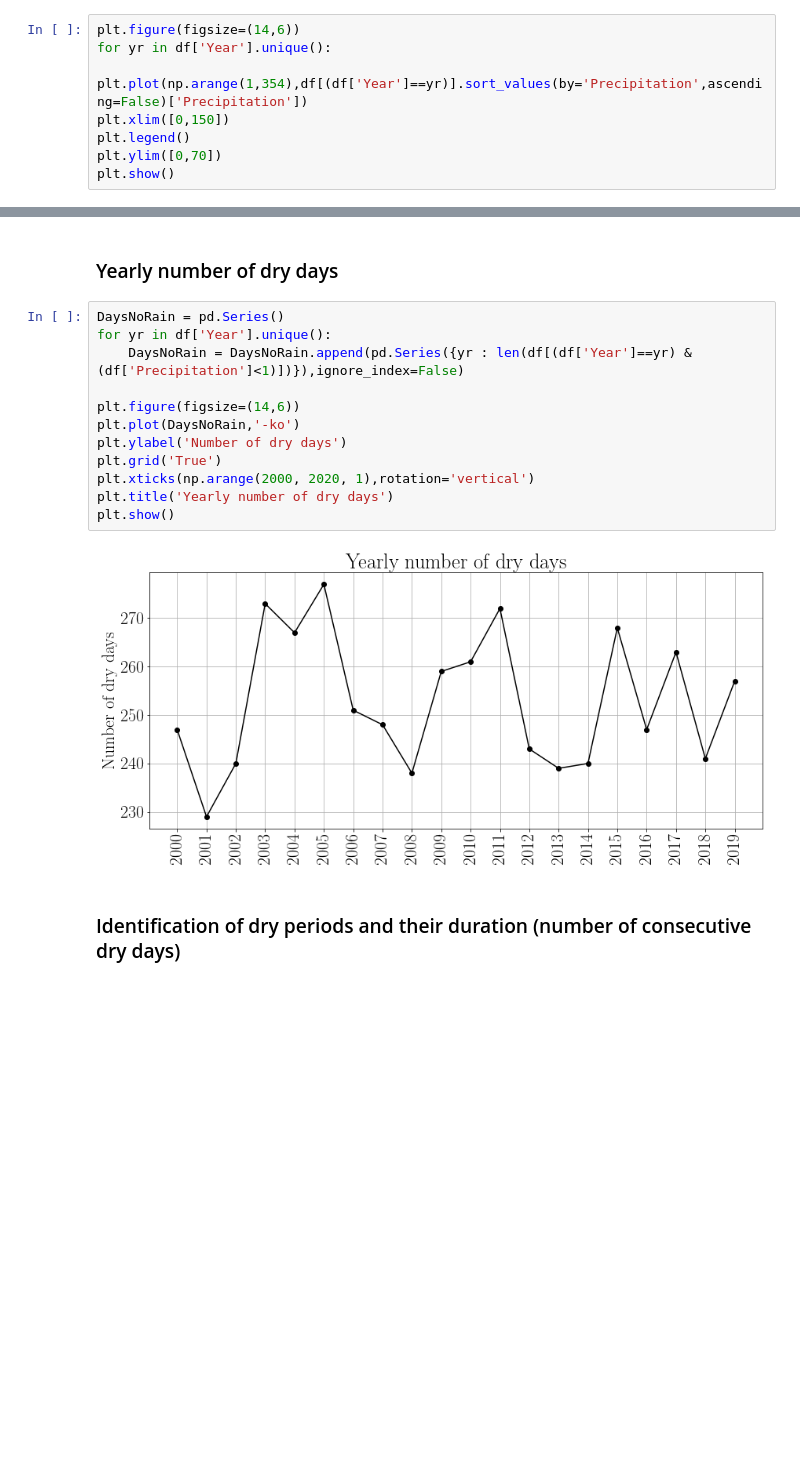
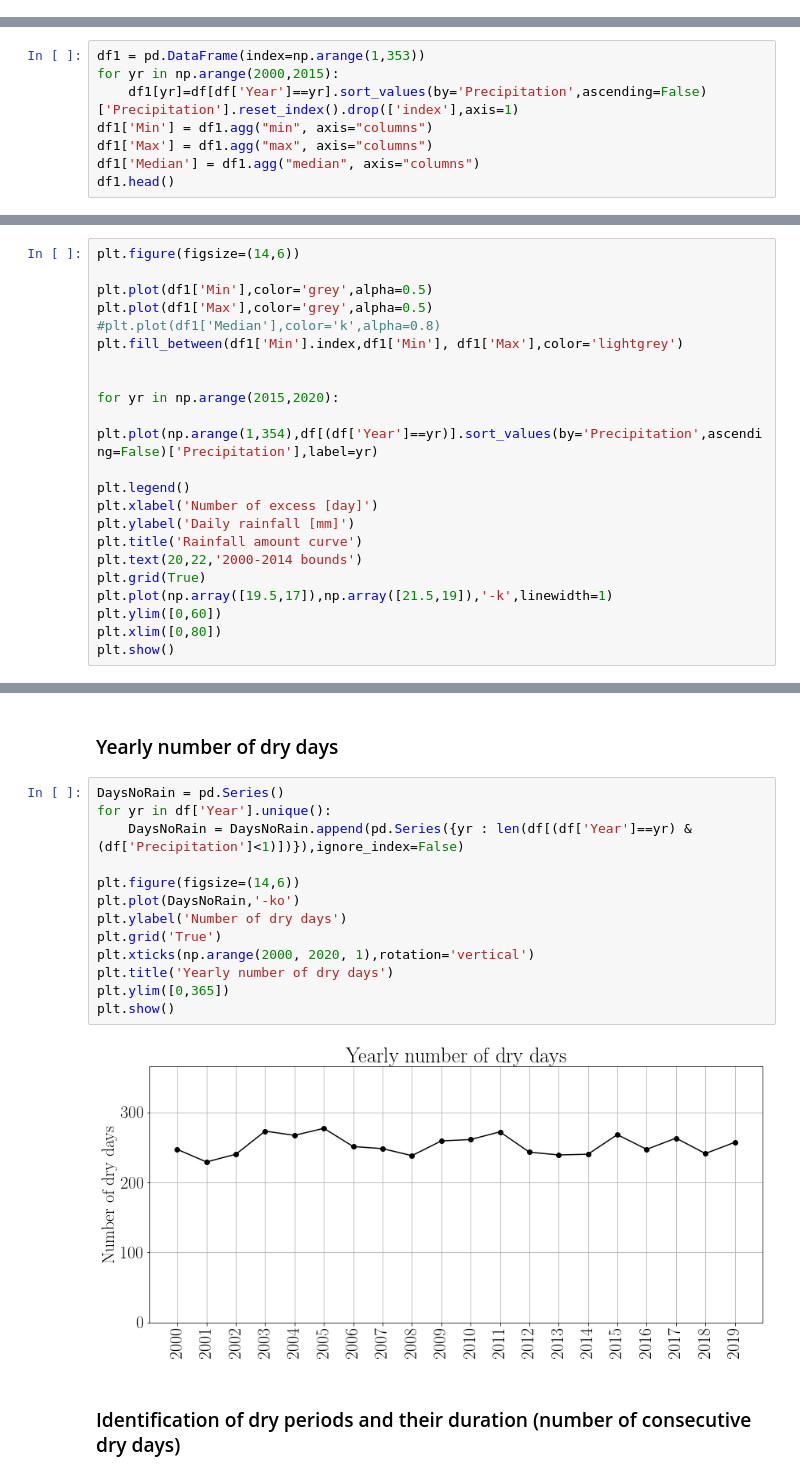
Before and after one commit to e-guenat/GVArainfall, a Jupyter notebook: DailyData_analysis.ipynb, the cells around one changed output, grey strips where cells are left out. Saved outputs shown, nothing was run; the diff lists cells and outputs as text; blank space fills up the shorter version.

```diff
--- a/DailyData_analysis.ipynb
+++ b/DailyData_analysis.ipynb
@@ -76,11 +76,3 @@ df.to_csv(r'PrecipitationGVA_daily.csv', index = False)
 df = pd.read_csv('PrecipitationGVA_daily.csv')
 # %% [markdown]
 ### flow duration curve for each year
-# %%
-plt.figure(figsize=(14,6))
-for yr in df['Year'].unique():
-    plt.plot(np.arange(1,354),df[(df['Year']==yr)].sort_values(by='Precipitation',ascending=False)['Precipitation'])
-plt.xlim([0,150])
-plt.legend()
-plt.ylim([0,70])
-plt.show()
@@ -89,0 +79,8 @@ No handles with labels found to put in legend.
+# %%
+df1 = pd.DataFrame(index=np.arange(1,353))
+for yr in np.arange(2000,2015):
+    df1[yr]=df[df['Year']==yr].sort_values(by='Precipitation',ascending=False)['Precipitation'].reset_index().drop(['index'],axis=1)
+df1['Min'] = df1.agg("min", axis="columns")
+df1['Max'] = df1.agg("max", axis="columns")
+df1['Median'] = df1.agg("median", axis="columns")
+df1.head()
@@ -89,0 +94,22 @@ No handles with labels found to put in legend.
+# %%
+plt.figure(figsize=(14,6))
+
+plt.plot(df1['Min'],color='grey',alpha=0.5)
+plt.plot(df1['Max'],color='grey',alpha=0.5)
+#plt.plot(df1['Median'],color='k',alpha=0.8)
+plt.fill_between(df1['Min'].index,df1['Min'], df1['Max'],color='lightgrey')
+
+
+for yr in np.arange(2015,2020):
+    plt.plot(np.arange(1,354),df[(df['Year']==yr)].sort_values(by='Precipitation',ascending=False)['Precipitation'],label=yr)
+
+plt.legend()
+plt.xlabel('Number of excess [day]')
+plt.ylabel('Daily rainfall [mm]')
+plt.title('Rainfall amount curve')
+plt.text(20,22,'2000-2014 bounds')
+plt.grid(True)
+plt.plot(np.array([19.5,17]),np.array([21.5,19]),'-k',linewidth=1)
+plt.ylim([0,60])
+plt.xlim([0,80])
+plt.show()
@@ -92,17 +120,18 @@ No handles with labels found to put in legend.
 # %%
 DaysNoRain = pd.Series()
 for yr in df['Year'].unique():
     DaysNoRain = DaysNoRain.append(pd.Series({yr : len(df[(df['Year']==yr) & (df['Precipitation']<1)])}),ignore_index=False)
 
 plt.figure(figsize=(14,6))
 plt.plot(DaysNoRain,'-ko')
 plt.ylabel('Number of dry days')
 plt.grid('True')
 plt.xticks(np.arange(2000, 2020, 1),rotation='vertical')
 plt.title('Yearly number of dry days')
+plt.ylim([0,365])
 plt.show()
 # %% [output]
-[figure, old version]
+[figure, new version]
 # %% [markdown]
 ### Identification of dry periods and their duration (number of consecutive dry days)
 # %%
```
Also changed, not shown: parts of 3 cells of this notebook, 1 other file.
